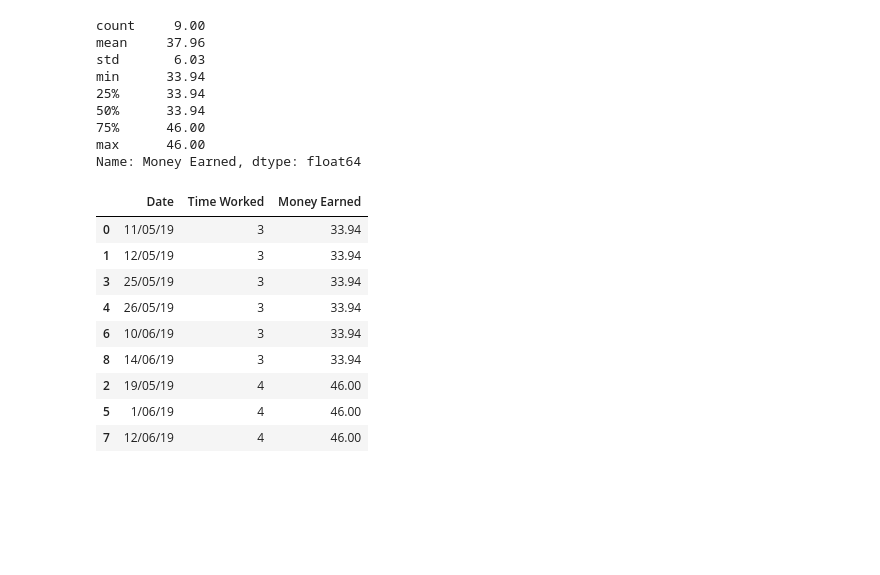
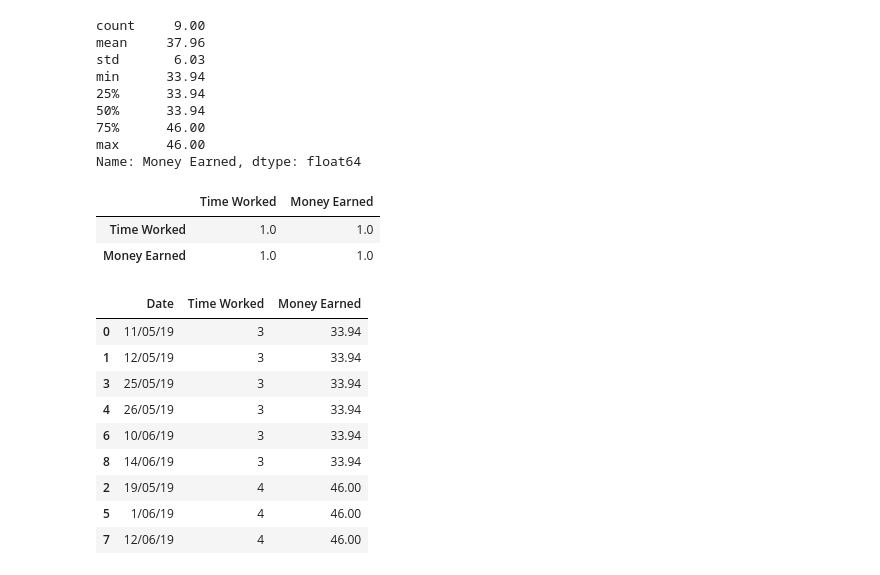
Before and after one commit to joonaspp/learning-library-python, a Jupyter notebook: _pandas.ipynb, the cells around one changed output. Cells and saved outputs as stored; diff of their text form; code cells hidden in the pictures; blank space fills up the shorter version.

```diff
--- a/_pandas.ipynb
+++ b/_pandas.ipynb
@@ -206,6 +209,12 @@ min      33.94
 75%      46.00
 max      46.00
 Name: Money Earned, dtype: float64
+# %%
+df.corr()
+# %% [output]
+|  | Time Worked | Money Earned |
+| Time Worked | 1.0 | 1.0 |
+| Money Earned | 1.0 | 1.0 |
 # %%
 #Ordenando valores em crescente
 df.sort_values()
```
Also changed, not shown: parts of 4 cells of this notebook.
